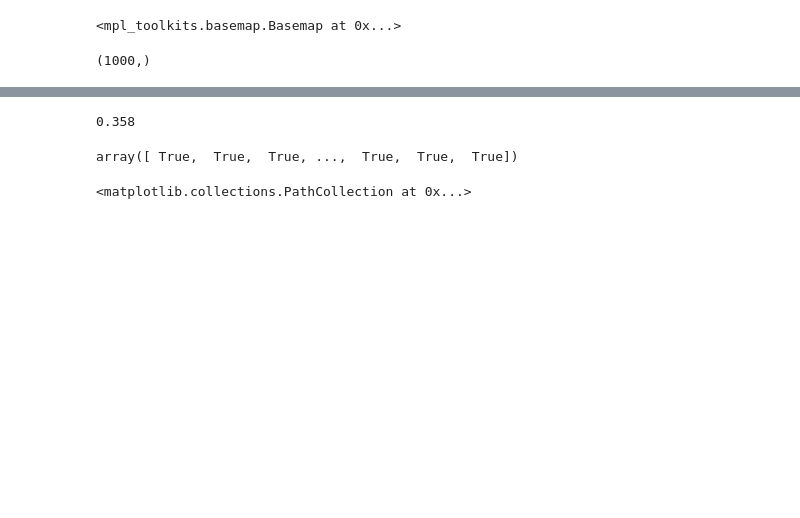
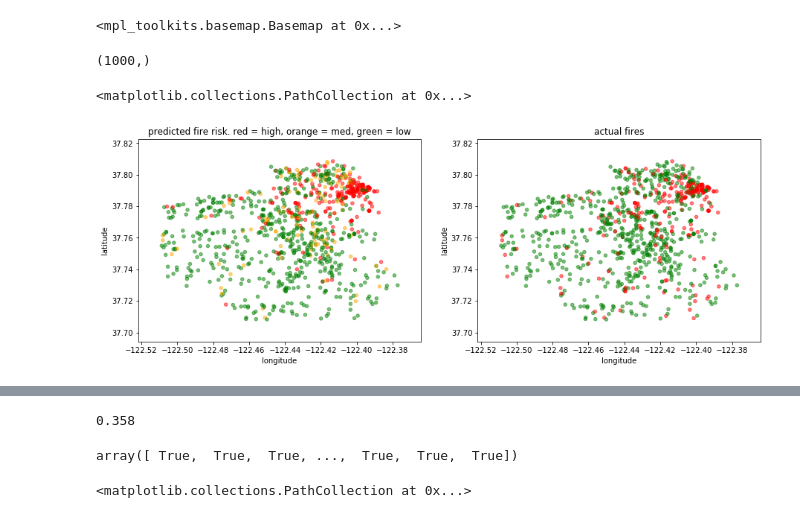
Before and after one commit to porbo/sf-fires, a Jupyter notebook: plotting.ipynb, the cells around one changed output, grey strips where cells are left out. Cells and saved outputs as stored; diff of their text form; code cells hidden in the pictures; blank space fills up the shorter version.

```diff
--- a/plotting.ipynb
+++ b/plotting.ipynb
@@ -64,5 +65,19 @@ def coloring(number):
     else:
         return 'g'
 f = np.vectorize(coloring)
+# %%
+fig, axs = plt.subplots(1,2, figsize = (15,5))
+axs[0].set_title('predicted fire risk. red = high, orange = med, green = low')
+axs[0].set_xlabel('longitude')
+axs[0].set_ylabel('latitude')
+axs[0].scatter(x_axis[mask][sample_idx], y_axis[mask][sample_idx], c = f(pred['prediction'][mask].iloc[sample_idx]), alpha = .5, s = 20)
+
+axs[1].set_title('actual fires')
+axs[1].set_xlabel('longitude')
+axs[1].set_ylabel('latitude')
+axs[1].scatter(x_axis[mask][sample_idx], y_axis[mask][sample_idx], c = f(y[mask].iloc[sample_idx]), alpha = .5, s = 20)
+# %% [output]
+<matplotlib.collections.PathCollection at 0x...>
+[figure, added]
 # %%
 plt.figure(figsize = (15,10))
```
Also changed, not shown: parts of 4 cells of this notebook, 7 other files.
